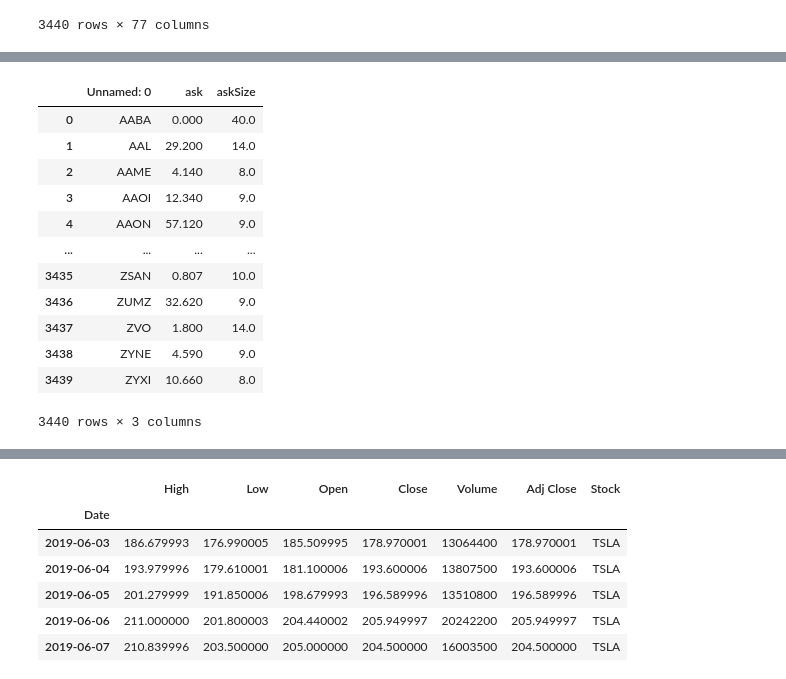
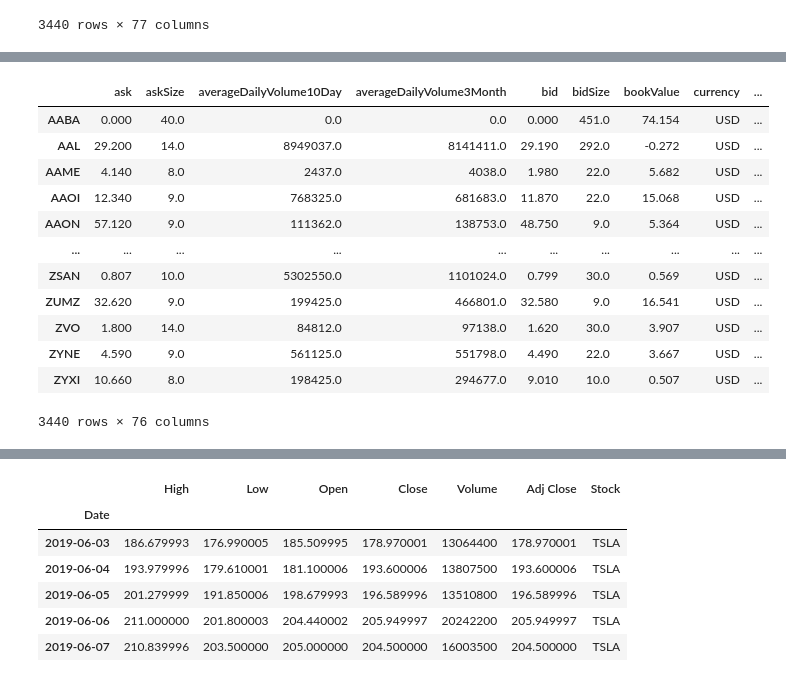
Before and after one commit to dcovarru/investmentsPython, a Jupyter notebook: investments.ipynb, the cells around one changed output, grey strips where cells are left out. Drawn from its saved outputs; the diff is of its cells as text; code cells hidden in the pictures.

```diff
--- a/investments.ipynb
+++ b/investments.ipynb
@@ -258,7 +259,7 @@ drive.flush_and_unmount()
 # read in historical data previously created #
 ##############################################
 
-outDF2 = pd.read_csv("drive/My Drive/outDF2.csv")
+outDF2 = pd.read_csv("drive/My Drive/outDF2.csv", index_col=0)
 # df=pd.read_csv('gdrive/My Drive/data.csv')
 # Preview the first 5 lines of the loaded data
 # drive.flush_and_unmount()
@@ -266,17 +267,19 @@ drive.flush_and_unmount()
 # %%
 # Below code is framework to pull historical data
 outDF2.iloc[:,0:3]
+# outDF2.loc['AAL']
+outDF2
 # %% [output]
-|  | Unnamed: 0 | ask | askSize |
-| 0 | AABA | 0.000 | 40.0 |
-| 1 | AAL | 29.200 | 14.0 |
-| 2 | AAME | 4.140 | 8.0 |
-| 3 | AAOI | 12.340 | 9.0 |
-| 4 | AAON | 57.120 | 9.0 |
-| ... | ... | ... | ... |
-| 3435 | ZSAN | 0.807 | 10.0 |
-| 3436 | ZUMZ | 32.620 | 9.0 |
-| 3437 | ZVO | 1.800 | 14.0 |
-| 3438 | ZYNE | 4.590 | 9.0 |
-| 3439 | ZYXI | 10.660 | 8.0 |
+|  | ask | askSize | averageDailyVolume10Day | averageDailyVolume3Month | bid | bidSize | bookValue | currency | ... |
+| AABA | 0.000 | 40.0 | 0.0 | 0.0 | 0.000 | 451.0 | 74.154 | USD | ... |
+| AAL | 29.200 | 14.0 | 8949037.0 | 8141411.0 | 29.190 | 292.0 | -0.272 | USD | ... |
+| AAME | 4.140 | 8.0 | 2437.0 | 4038.0 | 1.980 | 22.0 | 5.682 | USD | ... |
+| AAOI | 12.340 | 9.0 | 768325.0 | 681683.0 | 11.870 | 22.0 | 15.068 | USD | ... |
+| AAON | 57.120 | 9.0 | 111362.0 | 138753.0 | 48.750 | 9.0 | 5.364 | USD | ... |
+| ... | ... | ... | ... | ... | ... | ... | ... | ... | ... |
+| ZSAN | 0.807 | 10.0 | 5302550.0 | 1101024.0 | 0.799 | 30.0 | 0.569 | USD | ... |
+| ZUMZ | 32.620 | 9.0 | 199425.0 | 466801.0 | 32.580 | 9.0 | 16.541 | USD | ... |
+| ZVO | 1.800 | 14.0 | 84812.0 | 97138.0 | 1.620 | 30.0 | 3.907 | USD | ... |
+| ZYNE | 4.590 | 9.0 | 561125.0 | 551798.0 | 4.490 | 22.0 | 3.667 | USD | ... |
+| ZYXI | 10.660 | 8.0 | 198425.0 | 294677.0 | 9.010 | 10.0 | 0.507 | USD | ... |
-3440 rows × 3 columns
+3440 rows × 76 columns
```
Also changed, not shown: parts of 5 cells of this notebook.
